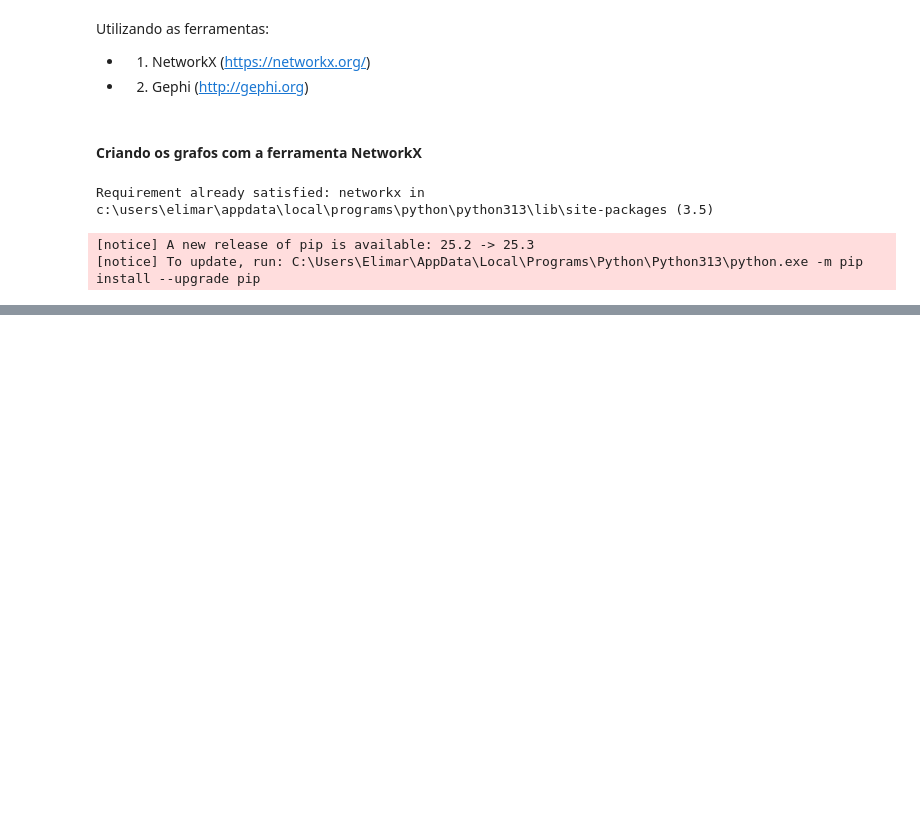
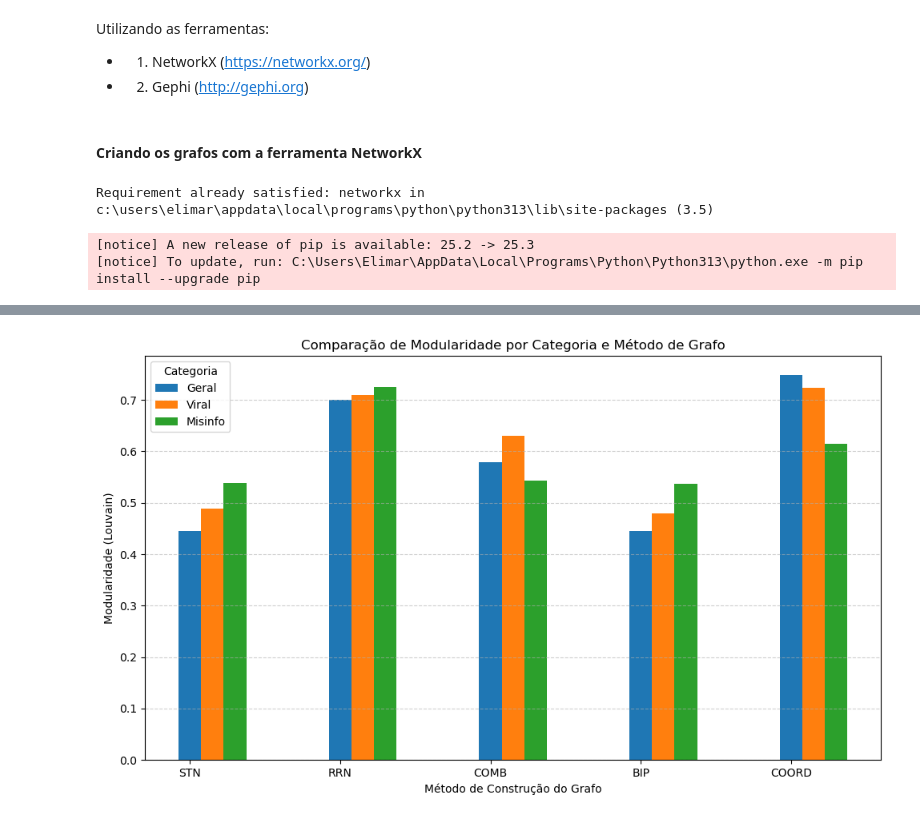
Before and after one commit to ED-Atividades/Lista-04, a Jupyter notebook: Lista_04_Estrutura_de_Dados_Elimar_Ximenes.ipynb, the cells around one changed output, grey strips where cells are left out. Cells and saved outputs as stored; diff of their text form; code cells hidden in the pictures; blank space fills up the shorter version.

```diff
--- a/Lista_04_Estrutura_de_Dados_Elimar_Ximenes.ipynb
+++ b/Lista_04_Estrutura_de_Dados_Elimar_Ximenes.ipynb
@@ -1081,8 +409,0 @@ def build_node_to_groups_map(df, node_col='id_member_anonymous', group_col='grou
-# %%
-# === Carregar dataset original e construir o mapa de grupos, node-> lista de grupos ===
-df = pd.read_csv(r'mensagens_cluster_90_viral_desinfo.csv')
-node2groups = build_node_to_groups_map(
-    df,
-    node_col='id_member_anonymous',
-    group_col='id_group_anonymous'
-)
@@ -1679,0 +478,2 @@ Statistical Inference
+# %%
+df_results = pipeline_and_evaluate(df_similaridade)
@@ -1679,0 +506,39 @@ Statistical Inference
+# %%
+import matplotlib.pyplot as plt
+import pandas as pd
+
+def plot_modularity_comparison(df_results):
+    # Extrai o nome da categoria e do método
+    df_results["Categoria"] = df_results["graph"].apply(lambda x: x.split("_")[0])
+    df_results["Método"] = df_results["graph"].apply(lambda x: x.split("_")[1])
+
+    # Filtra apenas grafos com valores válidos de modularidade
+    df_plot = df_results[df_results["modularity_nx"].notnull()]
+
+    categorias = ["Geral", "Viral", "Misinfo"]
+    metodos = ["STN", "RRN", "COMB", "BIP", "COORD"]
+
+    # Cria o gráfico
+    plt.figure(figsize=(10, 6))
+    for i, cat in enumerate(categorias):
+        subset = df_plot[df_plot["Categoria"] == cat]
+        plt.bar(
+            [m + i*0.15 for m in range(len(metodos))],
+            subset.set_index("Método").reindex(metodos)["modularity_nx"],
+            width=0.15,
+            label=cat
+        )
+
+    plt.xticks(range(len(metodos)), metodos)
+    plt.xlabel("Método de Construção do Grafo")
+    plt.ylabel("Modularidade (Louvain)")
+    plt.title("Comparação de Modularidade por Categoria e Método de Grafo")
+    plt.legend(title="Categoria")
+    plt.grid(axis="y", linestyle="--", alpha=0.6)
+    plt.tight_layout()
+    plt.show()
+
+# Executa o gráfico
+plot_modularity_comparison(df_results)
+# %% [output]
+[figure, added]
```
Also changed, not shown: parts of 86 cells of this notebook, 1 other file.
